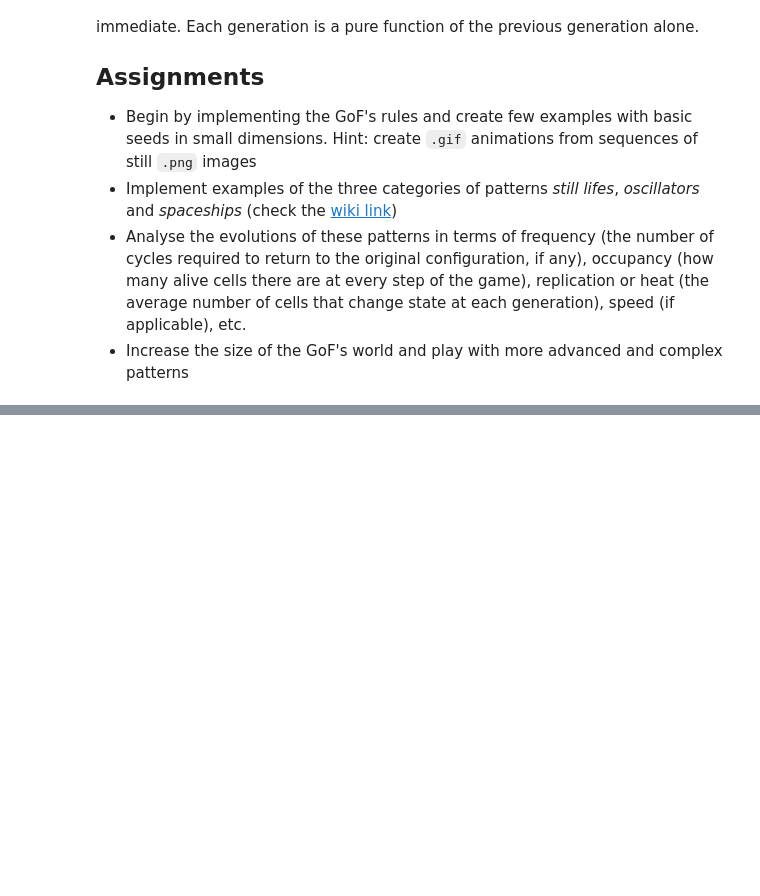
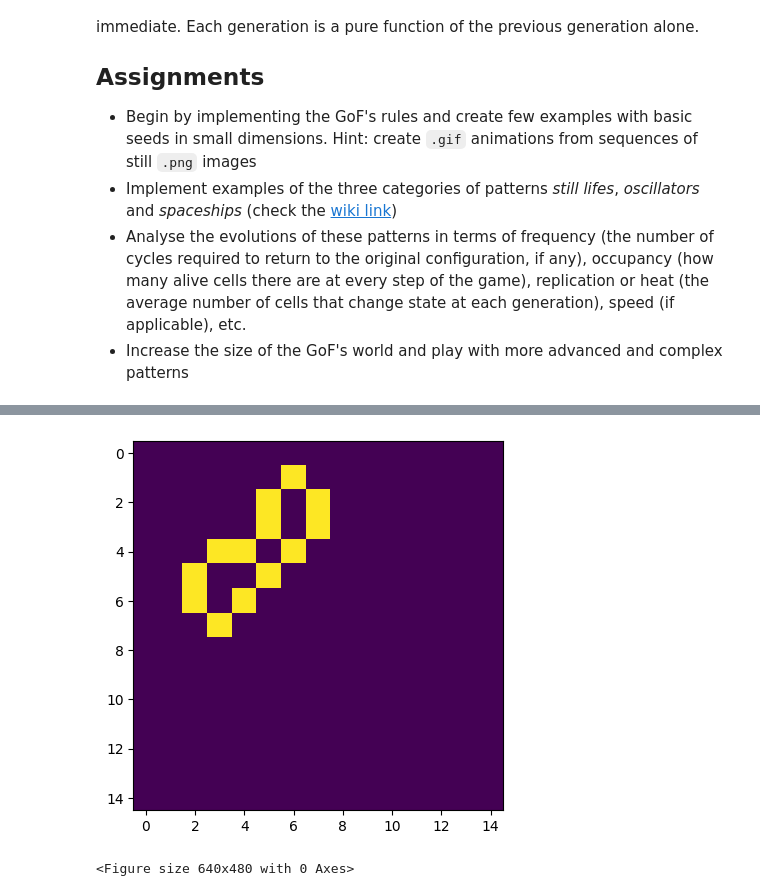
Before and after one commit to ciminoV/SCWP23Project_Group2, a Jupyter notebook: Project.ipynb, the cells around one changed output, grey strips where cells are left out. Saved outputs shown, nothing was run; the diff lists cells and outputs as text; code cells hidden in the pictures; blank space fills up the shorter version.

```diff
--- a/Project.ipynb
+++ b/Project.ipynb
@@ -143,27 +168,31 @@ Image(url=gif_name)
 # %%
 # Still life example (period 1)
 
 # Load patterns from file.
 # Patterns can be find at https://conwaylife.com/patterns/ (Download the .cells file and save as .txt)
-pattern = 'beehiveatloaf.cells.txt'
+still_pattern = 'beehiveatloaf.cells.txt'
 
-grid = loadPattern(pattern, 25, 25, (1, 2))
+still_grid = loadPattern(still_pattern, 15, 15, (1, 2))
 
 # Plot generation
 fig, ax = plt.subplots()
-img = ax.imshow(grid, interpolation='nearest')
+img = ax.imshow(still_grid, interpolation='nearest')
 plt.plot()
 
 # Set up the animation
-output = animation.FuncAnimation(fig, update, fargs=(img, grid),
-                              frames=60, interval=1000,
-                              init_func=lambda: saveFrame(0, img, grid))
+still_out = animation.FuncAnimation(fig, partial(update, img=img, grid=still_grid),
+                            frames=n_steps, interval=inter,
+                            init_func=lambda: saveFrame(0, img, still_grid))
+# %% [output]
+[figure, added]
 # %%
 # To save the animation as a GIF using Pillow
 gif_name = 'beehiveatloaf.gif'
-output.save(gif_name, writer='pillow', fps=2)
+still_out.save(gif_name, writer='pillow', fps=2)
 
-Image(url=gif_name)
+#Image(url=gif_name)
+# %% [output]
+<Figure size 640x480 with 0 Axes>
 # %%
 # Glider example
 
```
Also changed, not shown: parts of 12 cells of this notebook.
